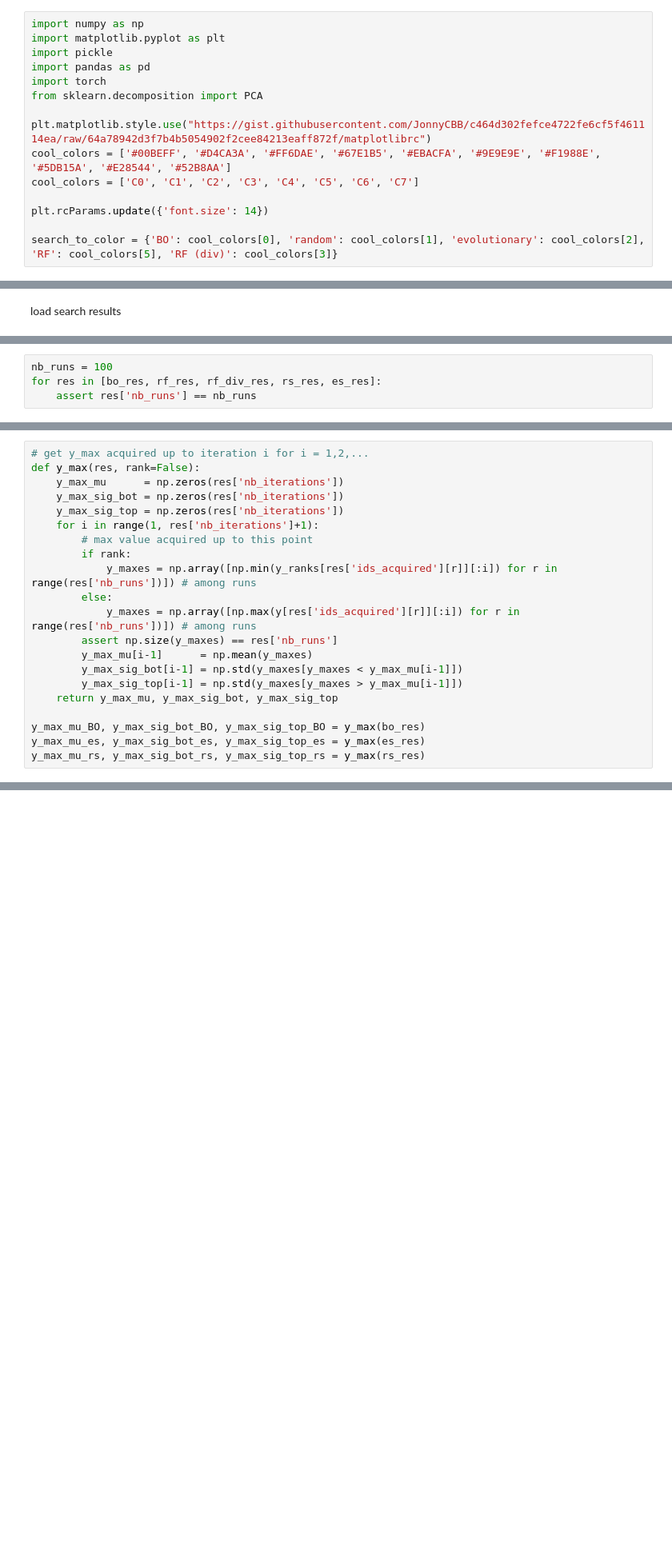
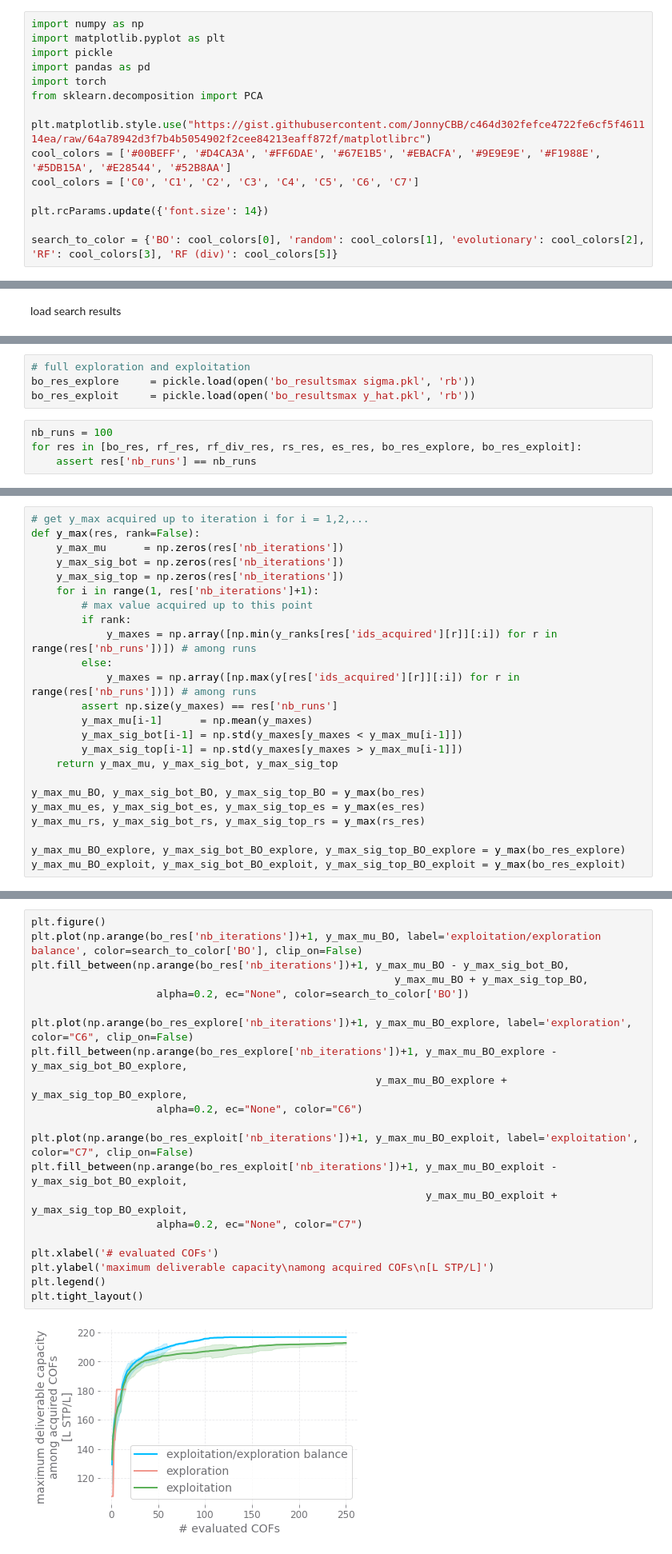
Before and after one commit to aryandeshwal/BO_of_COFs, a Jupyter notebook: new/viz.ipynb, the cells around one changed output, grey strips where cells are left out. Shown: that part at 80% size. Drawn from its saved outputs; the diff is of its cells as text; blank space fills up the shorter version.

```diff
--- a/new/viz.ipynb
+++ b/new/viz.ipynb
@@ -14,4 +14,4 @@ cool_colors = ['C0', 'C1', 'C2', 'C3', 'C4', 'C5', 'C6', 'C7']
 
 plt.rcParams.update({'font.size': 14})
 
-search_to_color = {'BO': cool_colors[0], 'random': cool_colors[1], 'evolutionary': cool_colors[2], 'RF': cool_colors[5], 'RF (div)': cool_colors[3]}
+search_to_color = {'BO': cool_colors[0], 'random': cool_colors[1], 'evolutionary': cool_colors[2], 'RF': cool_colors[3], 'RF (div)': cool_colors[5]}
@@ -63,7 +47,11 @@ rf_res     = pickle.load(open('rf_results.pkl', 'rb'))
 rf_div_res = pickle.load(open('rf_div_results.pkl', 'rb'))
 rs_res     = pickle.load(open('rs_results.pkl', 'rb'))
 es_res     = pickle.load(open('es_results.pkl', 'rb'))
+# %%
+# full exploration and exploitation
+bo_res_explore     = pickle.load(open('bo_resultsmax sigma.pkl', 'rb'))
+bo_res_exploit     = pickle.load(open('bo_resultsmax y_hat.pkl', 'rb'))
 # %%
 nb_runs = 100
-for res in [bo_res, rf_res, rf_div_res, rs_res, es_res]:
+for res in [bo_res, rf_res, rf_div_res, rs_res, es_res, bo_res_explore, bo_res_exploit]:
     assert res['nb_runs'] == nb_runs
@@ -139,6 +129,9 @@ def y_max(res, rank=False):
 y_max_mu_BO, y_max_sig_bot_BO, y_max_sig_top_BO = y_max(bo_res)
 y_max_mu_es, y_max_sig_bot_es, y_max_sig_top_es = y_max(es_res)
 y_max_mu_rs, y_max_sig_bot_rs, y_max_sig_top_rs = y_max(rs_res)
+
+y_max_mu_BO_explore, y_max_sig_bot_BO_explore, y_max_sig_top_BO_explore = y_max(bo_res_explore)
+y_max_mu_BO_exploit, y_max_sig_bot_BO_exploit, y_max_sig_top_BO_exploit = y_max(bo_res_exploit)
 # %%
 def y_max_rf(rf_res, rank=False):
     # one for each # of evaluation budgets
@@ -216,3 +199,26 @@ plt.savefig("y_distn.pdf", format="pdf")
+# %%
+plt.figure()
+plt.plot(np.arange(bo_res['nb_iterations'])+1, y_max_mu_BO, label='exploitation/exploration balance', color=search_to_color['BO'], clip_on=False)
+plt.fill_between(np.arange(bo_res['nb_iterations'])+1, y_max_mu_BO - y_max_sig_bot_BO,
+                                                          y_max_mu_BO + y_max_sig_top_BO,
+                    alpha=0.2, ec="None", color=search_to_color['BO'])
+
+plt.plot(np.arange(bo_res_explore['nb_iterations'])+1, y_max_mu_BO_explore, label='exploration', color="C6", clip_on=False)
+plt.fill_between(np.arange(bo_res_explore['nb_iterations'])+1, y_max_mu_BO_explore - y_max_sig_bot_BO_explore,
+                                                       y_max_mu_BO_explore + y_max_sig_top_BO_explore,
+                    alpha=0.2, ec="None", color="C6")
+
+plt.plot(np.arange(bo_res_exploit['nb_iterations'])+1, y_max_mu_BO_exploit, label='exploitation', color="C7", clip_on=False)
+plt.fill_between(np.arange(bo_res_exploit['nb_iterations'])+1, y_max_mu_BO_exploit - y_max_sig_bot_BO_exploit,
+                                                               y_max_mu_BO_exploit + y_max_sig_top_BO_exploit,
+                    alpha=0.2, ec="None", color="C7")
+
+plt.xlabel('# evaluated COFs')
+plt.ylabel('maximum deliverable capacity\namong acquired COFs\n[L STP/L]')
+plt.legend()
+plt.tight_layout()
+# %% [output]
+[figure, added]
 # %% [markdown]
 ### max rank among acquired set
 # %%
```
Also changed, not shown: parts of 6 cells of this notebook, 8 other files.
